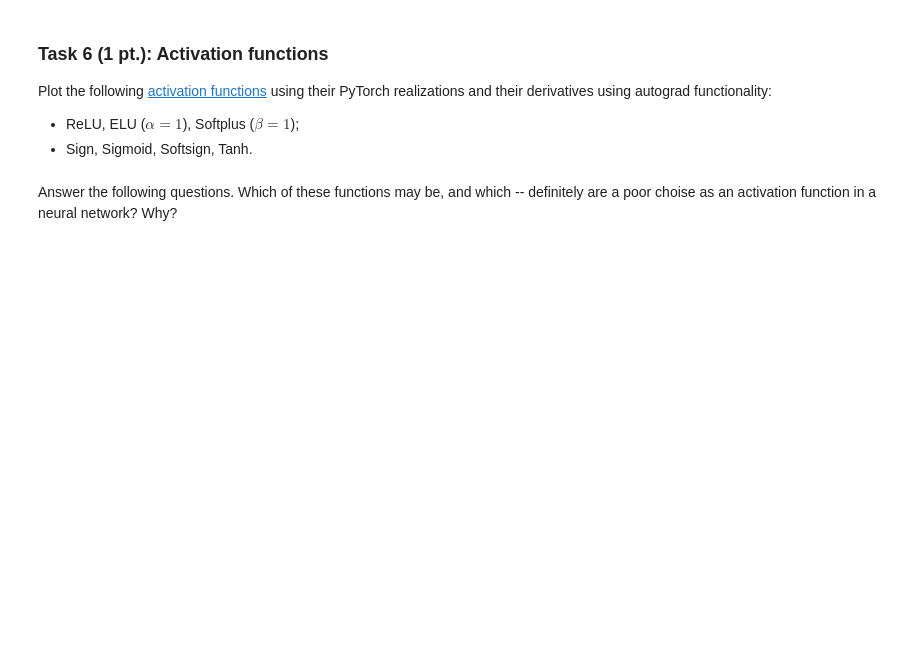
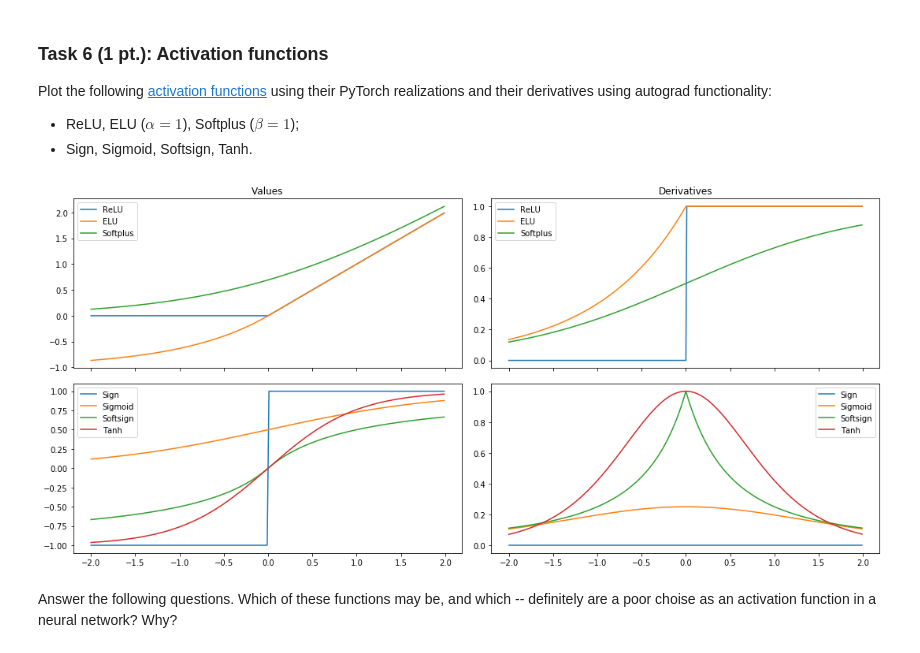
Before and after one commit to SemyonAbramov/MachineLearning_SK, a Jupyter notebook: HW2/ML2019HW02-part2.ipynb, the cells around one changed output. Drawn from its saved outputs; the diff is of its cells as text; code cells hidden in the pictures; blank space fills up the shorter version.

```diff
--- a/HW2/ML2019HW02-part2.ipynb
+++ b/HW2/ML2019HW02-part2.ipynb
@@ -464,30 +568,37 @@ Plot the following [activation functions](https://pytorch.org/docs/master/nn.htm
 # %%
 import torch.nn.functional as F
 import matplotlib.pyplot as plt
 import torch
 
 
 x = torch.arange(-2, 2, .01, requires_grad=True)
 x.sum().backward() # to create x.grad
 
 f, axes = plt.subplots(2, 2, sharex=True, figsize=(15, 7))
 axes[0, 0].set_title('Values')
 axes[0, 1].set_title('Derivatives')
 
 for i, function_set in (0, (('ReLU', F.relu), ('ELU', F.elu), ('Softplus', F.softplus))), \
                        (1, (('Sign', torch.sign), ('Sigmoid', torch.sigmoid), ('Softsign', F.softsign), ('Tanh', torch.tanh))):
     for function_name, activation in function_set:
         ### BEGIN Solution
-        # ...
-        # axes[i, 0].plot('xs', 'funcion values', label=function_name)
-        # axes[i, 1].plot('xs', 'derivative values', label=function_name)
+        axes[i, 0].plot(x.detach().numpy(), activation(x).data.numpy(), label=function_name)
+
+        x.grad.zero_()
+        func = activation(x)
+        func.backward(torch.ones(x.size()))
+        func_gr = x.grad
+        axes[i, 1].plot(x.detach().numpy(), func_gr.data.numpy(), label=function_name)
+
         ### END Solution
 
     axes[i, 0].legend()
     axes[i, 1].legend()
 
 plt.tight_layout()
 plt.show()
+# %% [output]
+[figure, added]
 # %% [markdown]
 Answer the following questions. Which of these functions may be, and which -- definitely are a poor choise as an activation function in a neural network? Why?
 # %% [markdown]
```
Also changed, not shown: parts of 15 cells of this notebook.
